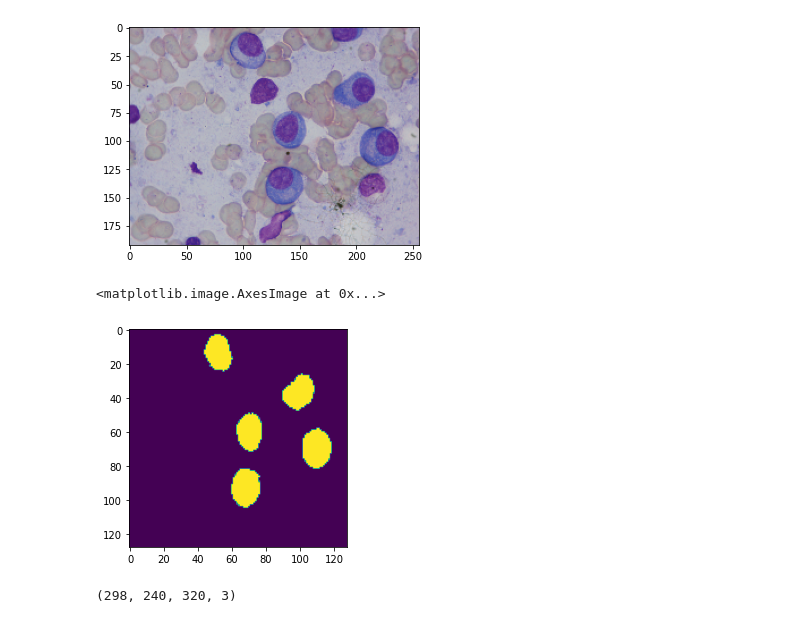
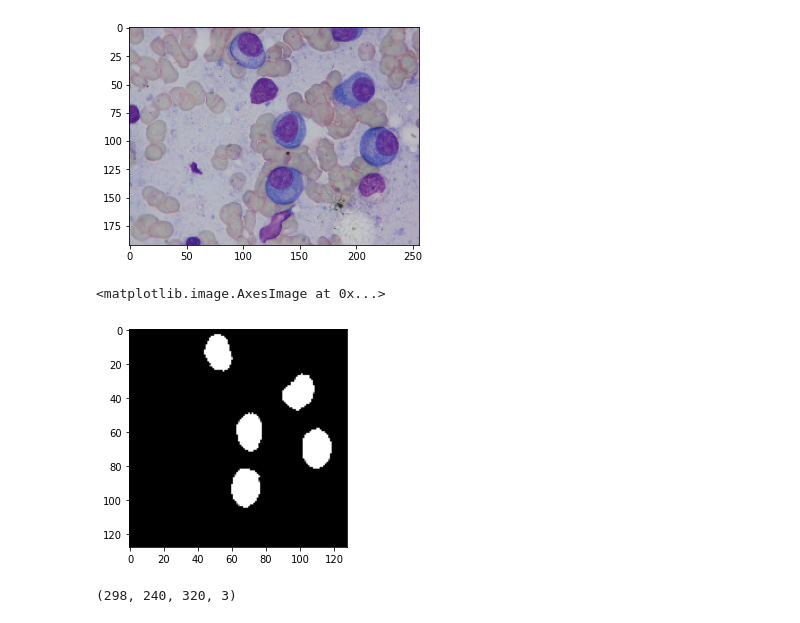
Before and after one commit to bhanuteja2001/SegPC-2021, a Jupyter notebook: Unet.ipynb, the cells around one changed output. Cells and saved outputs as stored; diff of their text form; code cells hidden in the pictures.

```diff
--- a/Unet.ipynb
+++ b/Unet.ipynb
@@ -79,13 +46,13 @@ plt.imshow(img)
 <matplotlib.image.AxesImage at 0x...>
 [figure]
 # %%
-mask_path = "/content/drive/MyDrive/SegPC-2021/y/106.bmp"
+mask_path = "/content/drive/MyDrive/Segpc2021/train/y/106.bmp"
 mask = cv2.imread(mask_path, 0)
 mask = cv2.resize(mask, (128, 128))
-#mask = cv2.cvtColor(mask, cv2.COLOR_RGB2BGR)
+mask = cv2.cvtColor(mask, cv2.COLOR_RGB2BGR)
 plt.imshow(mask)
 # %% [output]
 <matplotlib.image.AxesImage at 0x...>
-[figure, old version]
+[figure, new version]
 # %%
 #Resizing images is optional, CNNs are ok with large images
```
Also changed, not shown: parts of 17 cells of this notebook.
